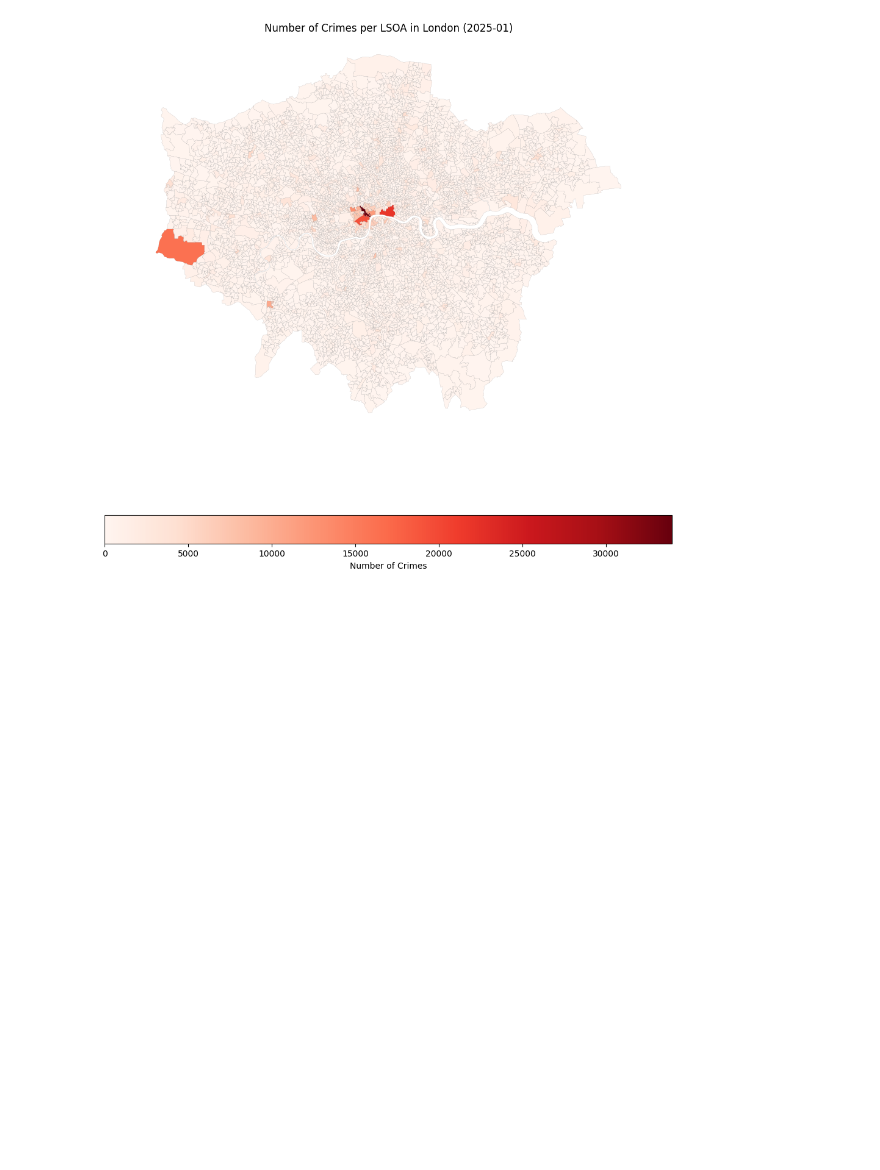
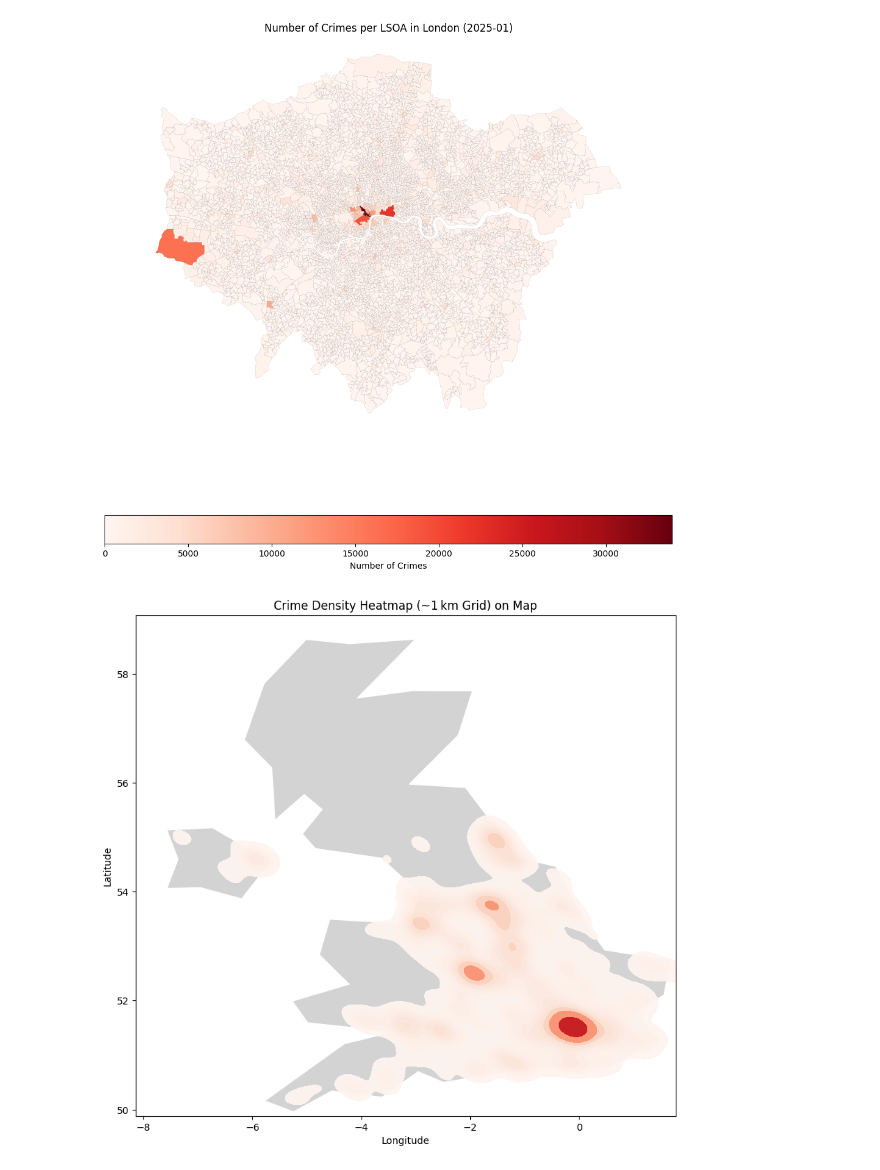
Before and after one commit to EnekoIsturitzSesma/Large-Sacale-Data-Crime-in-London, a Jupyter notebook: data_analysis_crimes_by_arrea.ipynb, the cells around one changed output. Drawn from its saved outputs; the diff is of its cells as text; code cells hidden in the pictures; blank space fills up the shorter version.

```diff
--- a/data_analysis_crimes_by_arrea.ipynb
+++ b/data_analysis_crimes_by_arrea.ipynb
@@ -121,3 +331,67 @@ ax.axis("off")
 plt.show()
 # %% [output]
 [figure]
+# %%
+# Create spatial bins
+grid_size = 0.01  # ~1 km grid
+
+df_binned = df.withColumn("lat_bin", (F.col("latitude")/grid_size).cast("int")) \
+              .withColumn("lon_bin", (F.col("longitude")/grid_size).cast("int"))
+
+# Count crimes per grid cell
+grid_counts_df = (
+    df_binned.groupBy("lat_bin", "lon_bin")
+             .agg(F.count("*").alias("crime_count"))
+             .orderBy(F.desc("crime_count"))
+)
+
+# Collect to pandas
+grid_counts_pd = grid_counts_df.toPandas()
+
+# Recover approximate central coordinates for plotting
+grid_counts_pd["lat_center"] = (grid_counts_pd["lat_bin"] + 0.5) * grid_size
+grid_counts_pd["lon_center"] = (grid_counts_pd["lon_bin"] + 0.5) * grid_size
+
+#Plot heatmap overlayed on basemap
+geometry = [Point(xy) for xy in zip(grid_counts_pd["lon_center"],
+                                   grid_counts_pd["lat_center"])]
+gdf_grid = gpd.GeoDataFrame(grid_counts_pd,
+                            geometry=geometry,
+                            crs="EPSG:4326")
+
+
+world = gpd.read_file('map/ne_110m_admin_0_countries.dbf')
+basemap = world[world["NAME"] == "United Kingdom"]
+
+fig, ax = plt.subplots(figsize=(10, 10))
+
+basemap.to_crs(epsg=4326).plot(ax=ax,
+                              color="lightgray",
+                              edgecolor="white")
+
+
+sns.kdeplot(
+    x=gdf_grid.geometry.x,
+    y=gdf_grid.geometry.y,
+    weights=gdf_grid["crime_count"],
+    fill=True,
+    cmap="Reds",
+    thresh=0.05,
+    bw_adjust=0.5,
+    alpha=0.95,
+    ax=ax,
+    clip=(
+        (gdf_grid["lon_center"].min() - 0.01,
+         gdf_grid["lon_center"].max() + 0.01),
+        (gdf_grid["lat_center"].min() - 0.01,
+         gdf_grid["lat_center"].max() + 0.01)
+    )
+)
+
+ax.set_xlabel("Longitude")
+ax.set_ylabel("Latitude")
+ax.set_title("Crime Density Heatmap (~1 km Grid) on Map")
+ax.set_aspect("equal")
+plt.show()
+# %% [output]
+[figure, added]
```
Also changed, not shown: parts of 23 cells of this notebook.
